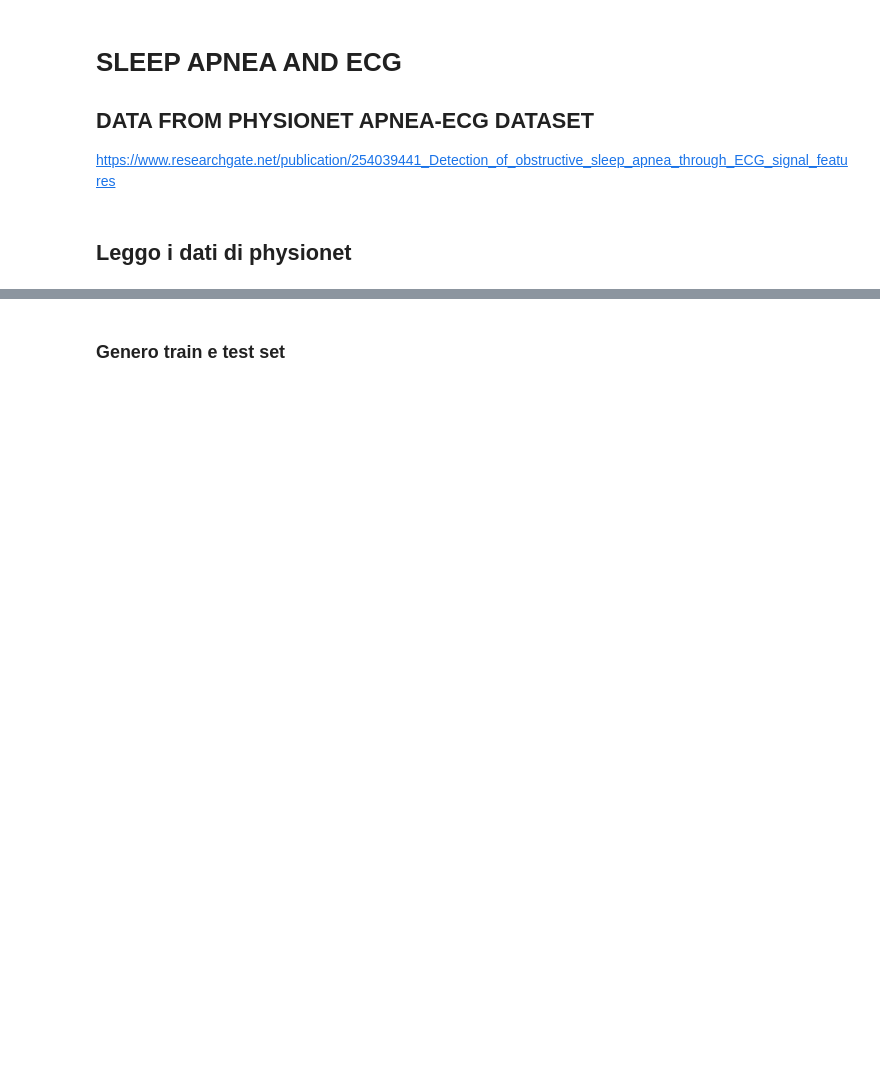
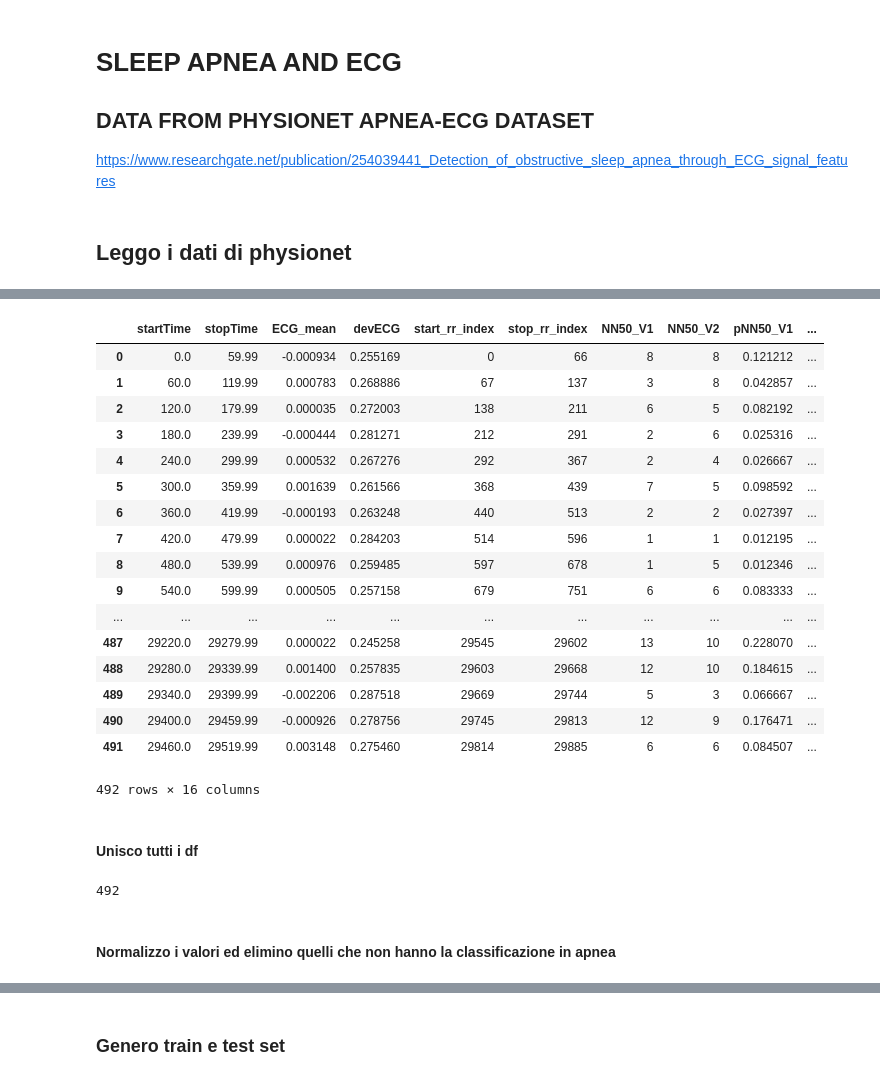
Before and after one commit to saralocatelli94/TesiMagistrale, a Jupyter notebook: ML_sleepApnea.ipynb, the cells around one changed output, grey strips where cells are left out. Saved outputs shown, nothing was run; the diff lists cells and outputs as text; code cells hidden in the pictures; blank space fills up the shorter version.

```diff
--- a/ML_sleepApnea.ipynb
+++ b/ML_sleepApnea.ipynb
@@ -64,6 +64,6 @@ def NN50_v1(rr_list):
 def NN50_v2(rr_list):
     NN50_v2_count=0
     for i in range(1,len(rr_list)):
-        if((rr_list[i]-rr_list[i-1])>0.050):
+        if((rr_list[i]-rr_list[i-1])-0.050>=0):
             NN50_v2_count+=1
     return NN50_v2_count
@@ -69,0 +94,28 @@ def NN50_v2(rr_list):
+# %%
+def divideECG(secondi):
+    # 10 secondi* Fs campioni al secondo
+    lunghezza_intervalli=secondi*Fs_ecg
+    df_10=pd.DataFrame();
+    mediaECG=[]
+    devECG=[]
+    startTime=[]
+    stopTime=[]
+    mediaRR=[]
+    devRR=[]
+    startRRIndex=[]
+    stopRRIndex=[]
+
+    numIntervalli=len(ecg)/lunghezza_intervalli
+    if(len(ecg)%lunghezza_intervalli!=0):
+        numIntervalli+=1
+    print(numIntervalli)
+    for i in range(0,math.floor(numIntervalli)-1):
+        mediaECG.append((ecg[i*lunghezza_intervalli:i*lunghezza_intervalli+lunghezza_intervalli-1]).mean())
+        startTime.append(dfECG['time'][i*lunghezza_intervalli])
+        stopTime.append(dfECG['time'][i*lunghezza_intervalli+lunghezza_intervalli-1])
+        devECG.append(np.std(ecg[i*lunghezza_intervalli:i*lunghezza_intervalli+lunghezza_intervalli-1]))
+    df_10['startTime']=startTime
+    df_10['stopTime']=stopTime
+    df_10['ECG_mean']=mediaECG
+    df_10['devECG']=devECG
+    return df_10
@@ -263,2 +358,38 @@ rr['time'][17577]
+# %%
+df_10_list[0]
+# %% [output]
+|  | startTime | stopTime | ECG_mean | devECG | start_rr_index | stop_rr_index | NN50_V1 | NN50_V2 | pNN50_V1 | ... |
+| 0 | 0.0 | 59.99 | -0.000934 | 0.255169 | 0 | 66 | 8 | 8 | 0.121212 | ... |
+| 1 | 60.0 | 119.99 | 0.000783 | 0.268886 | 67 | 137 | 3 | 8 | 0.042857 | ... |
+| 2 | 120.0 | 179.99 | 0.000035 | 0.272003 | 138 | 211 | 6 | 5 | 0.082192 | ... |
+| 3 | 180.0 | 239.99 | -0.000444 | 0.281271 | 212 | 291 | 2 | 6 | 0.025316 | ... |
+| 4 | 240.0 | 299.99 | 0.000532 | 0.267276 | 292 | 367 | 2 | 4 | 0.026667 | ... |
+| 5 | 300.0 | 359.99 | 0.001639 | 0.261566 | 368 | 439 | 7 | 5 | 0.098592 | ... |
+| 6 | 360.0 | 419.99 | -0.000193 | 0.263248 | 440 | 513 | 2 | 2 | 0.027397 | ... |
+| 7 | 420.0 | 479.99 | 0.000022 | 0.284203 | 514 | 596 | 1 | 1 | 0.012195 | ... |
+| 8 | 480.0 | 539.99 | 0.000976 | 0.259485 | 597 | 678 | 1 | 5 | 0.012346 | ... |
+| 9 | 540.0 | 599.99 | 0.000505 | 0.257158 | 679 | 751 | 6 | 6 | 0.083333 | ... |
+| ... | ... | ... | ... | ... | ... | ... | ... | ... | ... | ... |
+| 487 | 29220.0 | 29279.99 | 0.000022 | 0.245258 | 29545 | 29602 | 13 | 10 | 0.228070 | ... |
+| 488 | 29280.0 | 29339.99 | 0.001400 | 0.257835 | 29603 | 29668 | 12 | 10 | 0.184615 | ... |
+| 489 | 29340.0 | 29399.99 | -0.002206 | 0.287518 | 29669 | 29744 | 5 | 3 | 0.066667 | ... |
+| 490 | 29400.0 | 29459.99 | -0.000926 | 0.278756 | 29745 | 29813 | 12 | 9 | 0.176471 | ... |
+| 491 | 29460.0 | 29519.99 | 0.003148 | 0.275460 | 29814 | 29885 | 6 | 6 | 0.084507 | ... |
+492 rows × 16 columns
+# %% [markdown]
+#### Unisco tutti i df
+# %%
+#df_10_normalized[9]
+df_finale=pd.DataFrame()
+c=0
+for i in range (0,len(df_10_list)):
+    df_finale = df_finale.append(df_10_list[i], ignore_index=True)
+    c=c+len(df_10_list[i])
+c
+#len(df_finale)
+# %% [output]
+492
+# %% [markdown]
+#### Normalizzo i valori ed elimino quelli che non hanno la classificazione in apnea
 # %%
 #Tengo solo i valori che sono stati clasificati come apnea o non
```
Also changed, not shown: parts of 31 cells of this notebook, 12 other files.
